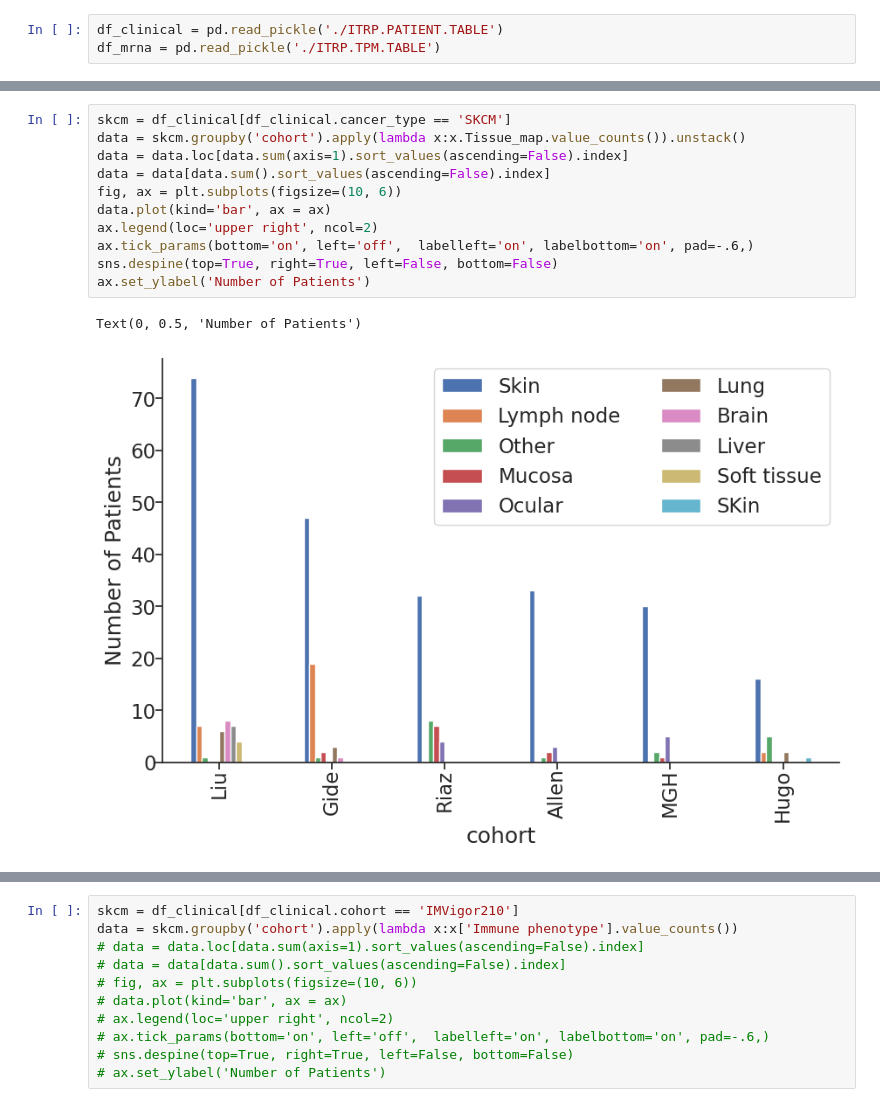
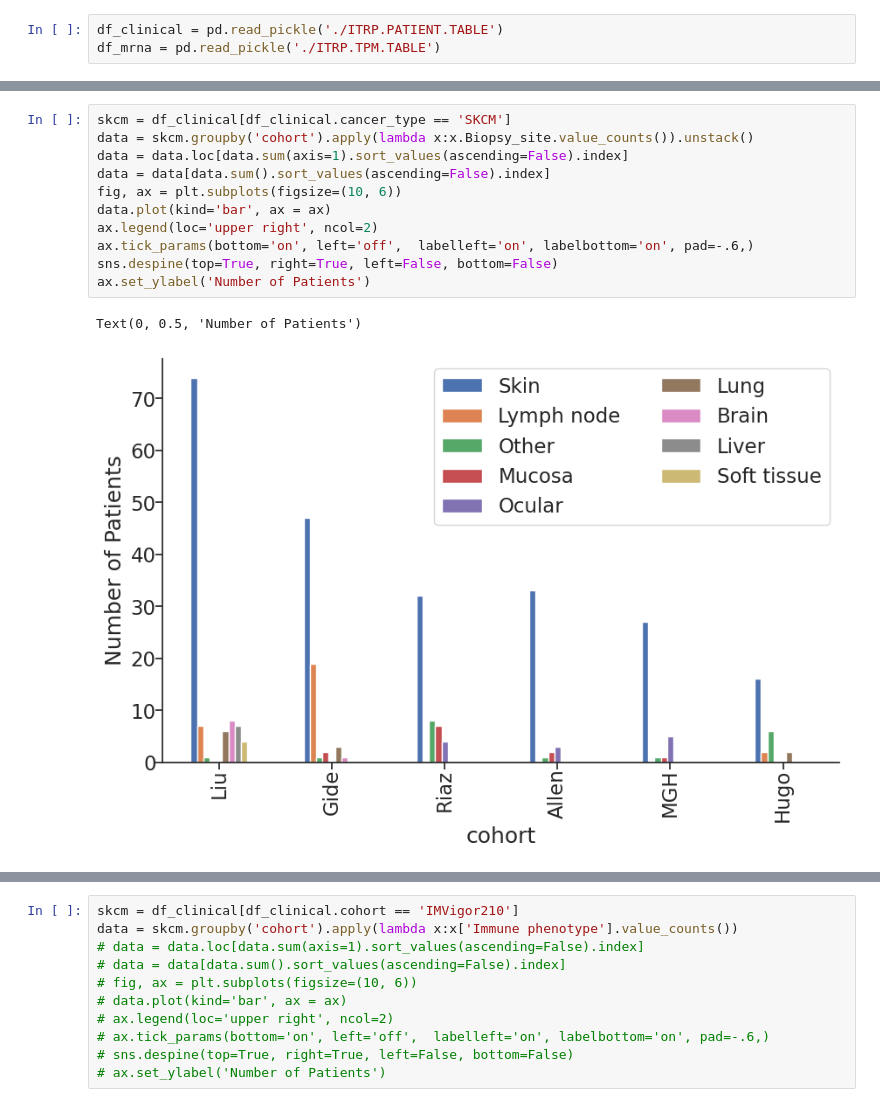
Before and after one commit to ashyamal/COMPASS, a Jupyter notebook: paper/00_data/00_dataset_review.ipynb, the cells around one changed output, grey strips where cells are left out. Cells and saved outputs as stored; diff of their text form.

```diff
--- a/paper/00_data/00_dataset_review.ipynb
+++ b/paper/00_data/00_dataset_review.ipynb
@@ -128,16 +185,16 @@ df_mrna = pd.read_pickle('./ITRP.TPM.TABLE')
 # %%
 skcm = df_clinical[df_clinical.cancer_type == 'SKCM']
-data = skcm.groupby('cohort').apply(lambda x:x.Tissue_map.value_counts()).unstack()
+data = skcm.groupby('cohort').apply(lambda x:x.Biopsy_site.value_counts()).unstack()
 data = data.loc[data.sum(axis=1).sort_values(ascending=False).index]
 data = data[data.sum().sort_values(ascending=False).index]
 fig, ax = plt.subplots(figsize=(10, 6))
 data.plot(kind='bar', ax = ax)
 ax.legend(loc='upper right', ncol=2)
 ax.tick_params(bottom='on', left='off',  labelleft='on', labelbottom='on', pad=-.6,)
 sns.despine(top=True, right=True, left=False, bottom=False)
 ax.set_ylabel('Number of Patients')
 # %% [output]
 Text(0, 0.5, 'Number of Patients')
-[figure, old version]
+[figure, new version]
 # %%
 skcm = df_clinical[df_clinical.cancer_type == 'BLCA']
```
Also changed, not shown: parts of 8 cells of this notebook, 1 other file.
